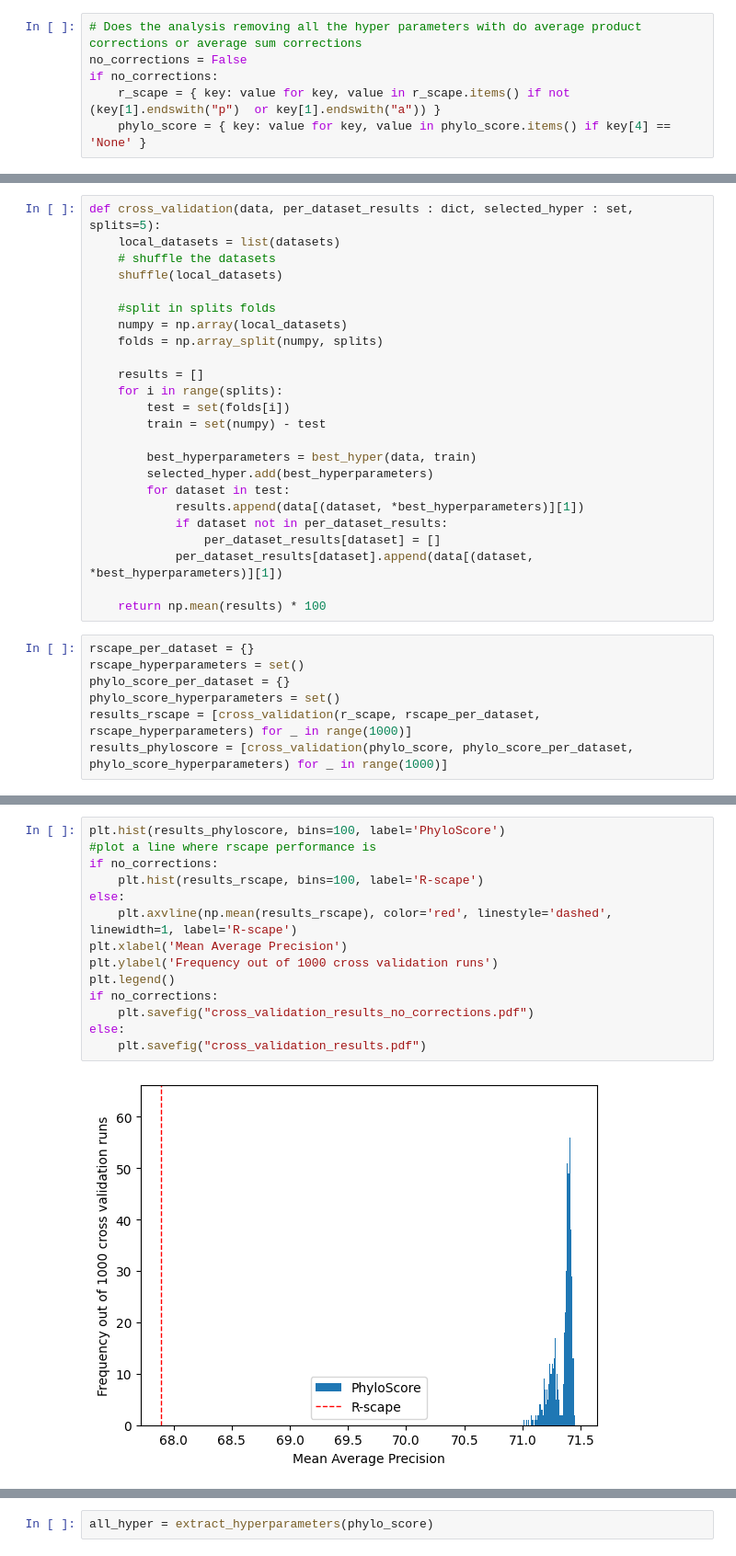
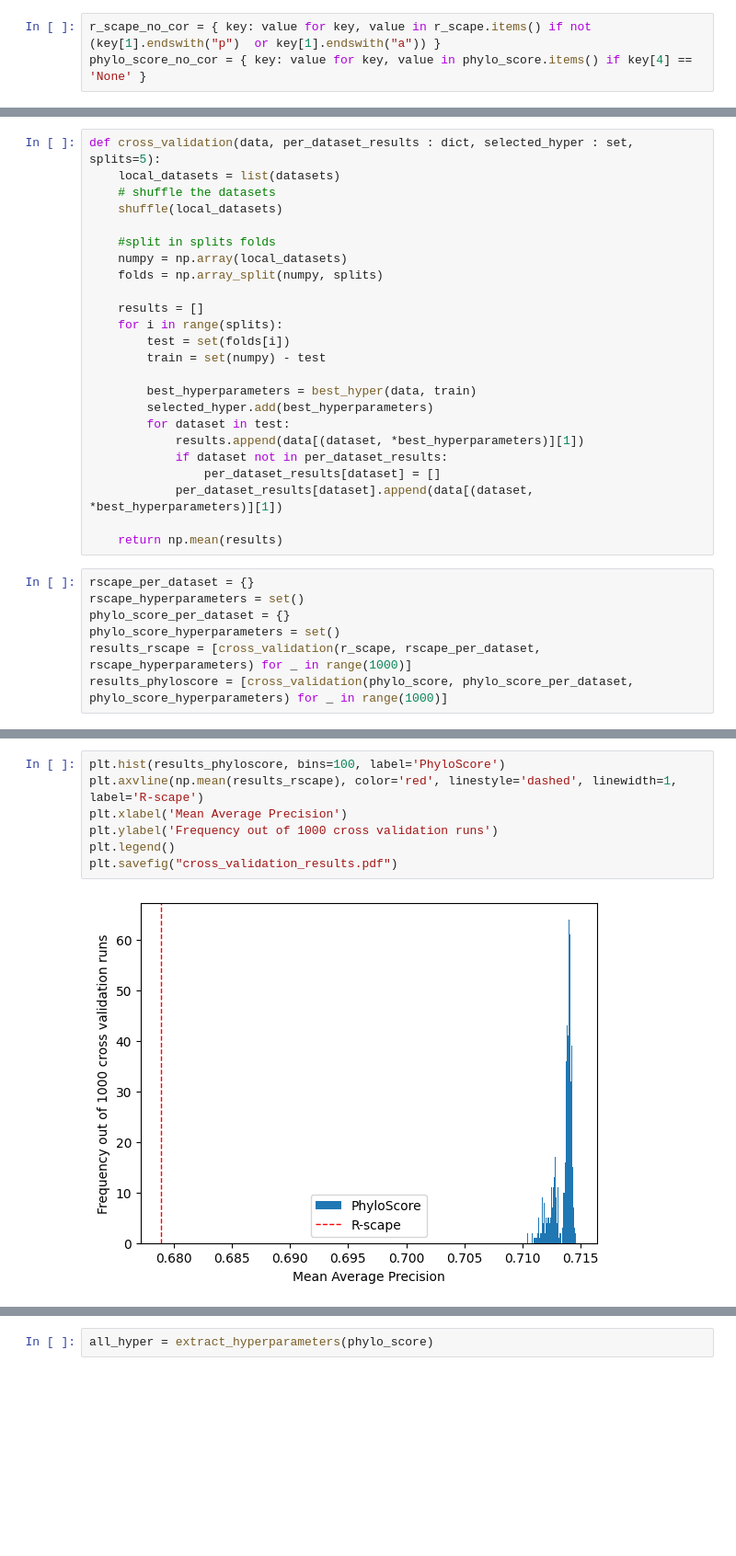
Before and after one commit to soedinglab/phylo_score, a Jupyter notebook: benchmark/cross_validation_plots.ipynb, the cells around one changed output, grey strips where cells are left out. Shown at 92% size. Saved outputs shown, nothing was run; the diff lists cells and outputs as text; blank space fills up the shorter version.

Commit message:
comap pickle and final plots

```diff
--- a/benchmark/cross_validation_plots.ipynb
+++ b/benchmark/cross_validation_plots.ipynb
@@ -16,9 +12,6 @@ np.array([r_scape[(d, "GTp")][1] for d in datasets]).mean() ,np.array([r_scape[(
 # %%
-# Does the analysis removing all the hyper parameters with do average product corrections or average sum corrections
-no_corrections = False
-if no_corrections:
-    r_scape = { key: value for key, value in r_scape.items() if not (key[1].endswith("p")  or key[1].endswith("a")) }
-    phylo_score = { key: value for key, value in phylo_score.items() if key[4] == 'None' }
+r_scape_no_cor = { key: value for key, value in r_scape.items() if not (key[1].endswith("p")  or key[1].endswith("a")) }
+phylo_score_no_cor = { key: value for key, value in phylo_score.items() if key[4] == 'None' }
 # %%
 def extract_hyperparameters(dict):
     keys = [k[1:] for k in dict.keys()]
@@ -63,7 +61,7 @@ def cross_validation(data, per_dataset_results : dict, selected_hyper : set, spl
                 per_dataset_results[dataset] = []
             per_dataset_results[dataset].append(data[(dataset, *best_hyperparameters)][1])
 
-    return np.mean(results) * 100
+    return np.mean(results)
 # %%
 rscape_per_dataset = {}
 rscape_hyperparameters = set()
@@ -162,16 +187,9 @@ else:
 # %%
 plt.hist(results_phyloscore, bins=100, label='PhyloScore')
-#plot a line where rscape performance is
-if no_corrections:
-    plt.hist(results_rscape, bins=100, label='R-scape')
-else:
-    plt.axvline(np.mean(results_rscape), color='red', linestyle='dashed', linewidth=1, label='R-scape')
+plt.axvline(np.mean(results_rscape), color='red', linestyle='dashed', linewidth=1, label='R-scape')
 plt.xlabel('Mean Average Precision')
 plt.ylabel('Frequency out of 1000 cross validation runs')
 plt.legend()
-if no_corrections:
-    plt.savefig("cross_validation_results_no_corrections.pdf")
-else:
-    plt.savefig("cross_validation_results.pdf")
+plt.savefig("cross_validation_results.pdf")
 # %% [output]
-[figure, old version]
+[figure, new version]
```
Also changed, not shown: parts of 11 cells of this notebook, 3 other files.
